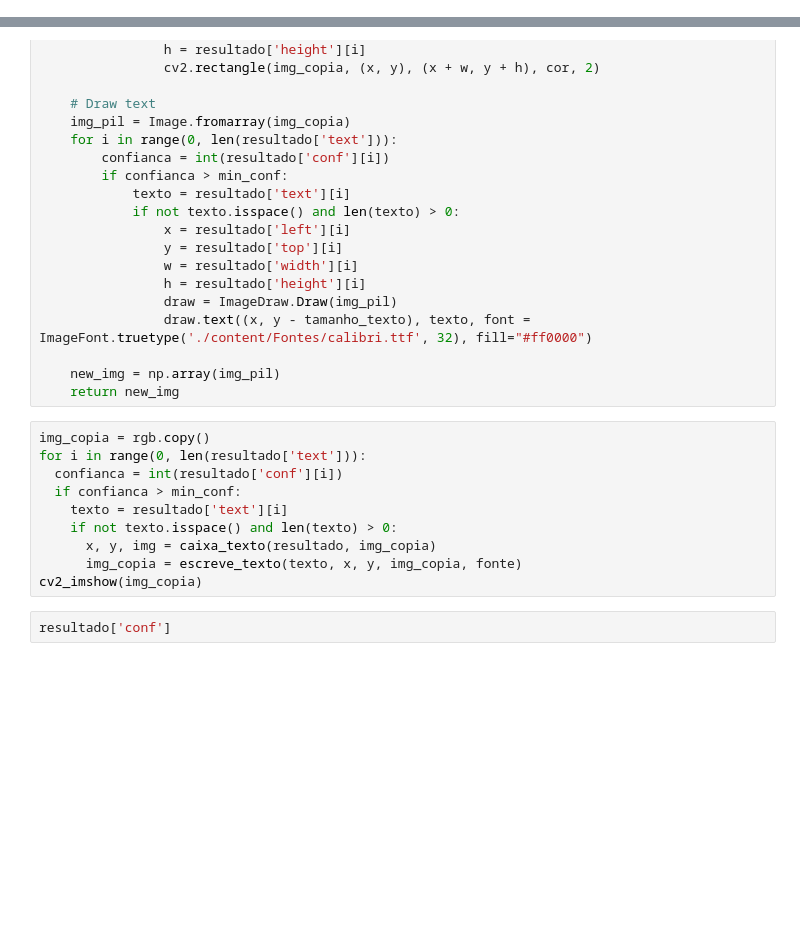
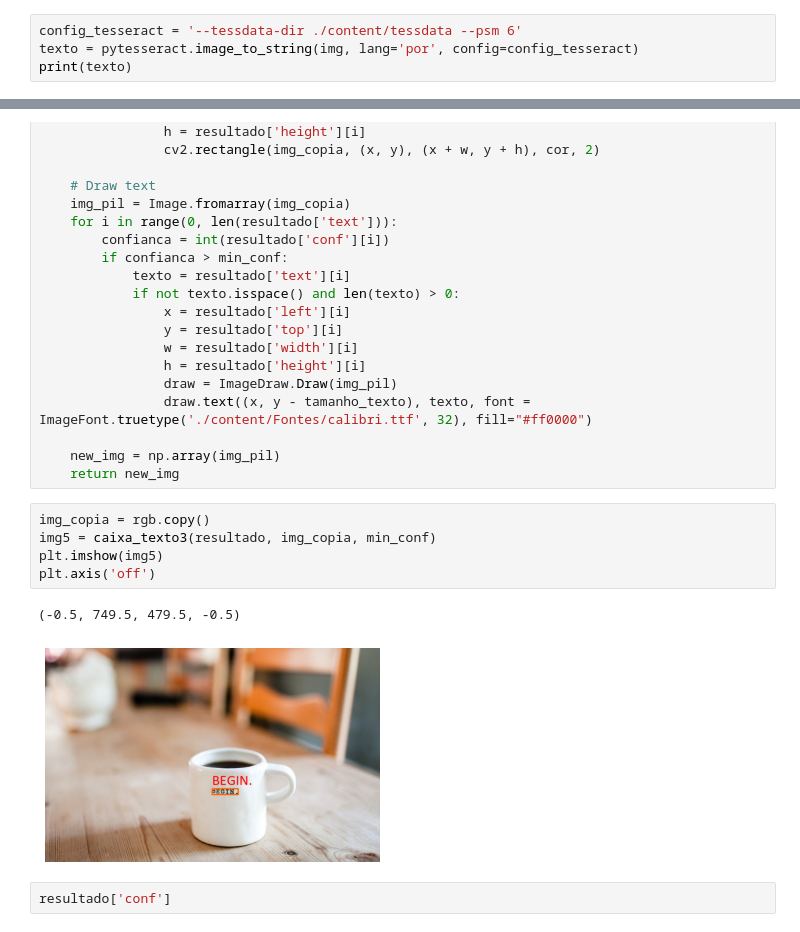
Before and after one commit to ejs94/ocr-examples, a Jupyter notebook: OCR_Tesseract.ipynb, the cells around one changed output, grey strips where cells are left out. Drawn from its saved outputs; the diff is of its cells as text; blank space fills up the shorter version.

Commit message:
iniciando aula de pre processamento de imagem

```diff
--- a/OCR_Tesseract.ipynb
+++ b/OCR_Tesseract.ipynb
@@ -181,3 +181,7 @@ plt.axis('off')
 [figure]
 # %% [markdown]
 O script detectado será Latin, já que a lingua portuguesa é derivada dela. Se o script estivese em Japonês ele seria identificado abaixo.
+# %%
+config_tesseract = '--tessdata-dir ./content/tessdata --psm 6'
+texto = pytesseract.image_to_string(img, lang='por', config=config_tesseract)
+print(texto)
@@ -454,16 +479,14 @@ def caixa_texto3(resultado, rgb, min_conf, cor = (255, 100, 0), tamanho_texto=32
 
     new_img = np.array(img_pil)
     return new_img
-# %%
-img_copia = rgb.copy()
-for i in range(0, len(resultado['text'])):
-  confianca = int(resultado['conf'][i])
-  if confianca > min_conf:
-    texto = resultado['text'][i]
-    if not texto.isspace() and len(texto) > 0:
-      x, y, img = caixa_texto(resultado, img_copia)
-      img_copia = escreve_texto(texto, x, y, img_copia, fonte)
-cv2_imshow(img_copia)
+# %%
+img_copia = rgb.copy()
+img5 = caixa_texto3(resultado, img_copia, min_conf)
+plt.imshow(img5)
+plt.axis('off')
+# %% [output]
+(-0.5, 749.5, 479.5, -0.5)
+[figure, added]
 # %%
 resultado['conf']
 # %% [output]
```
Also changed, not shown: parts of 2 cells of this notebook, 1 other file.
